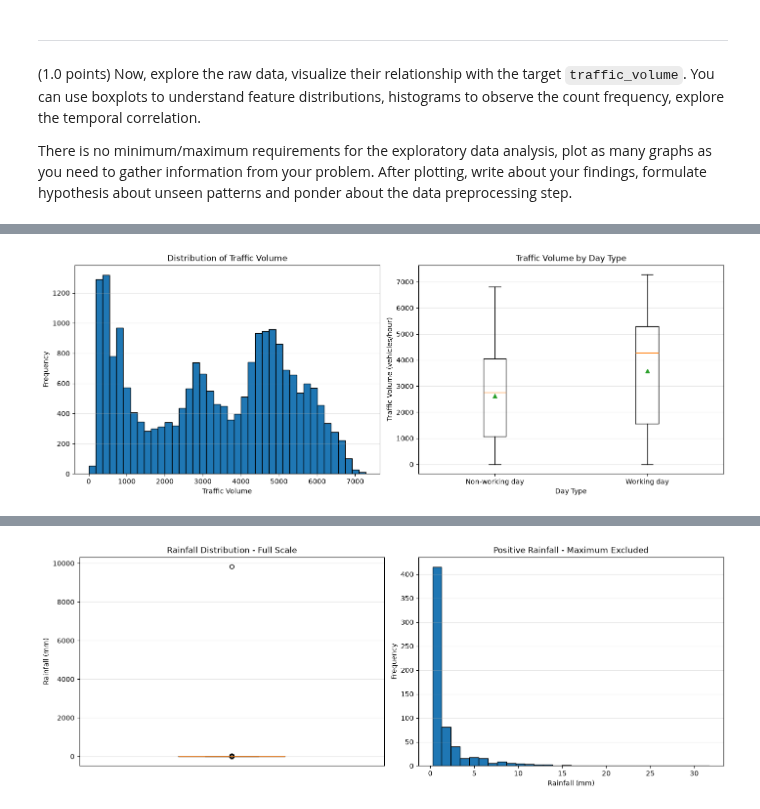
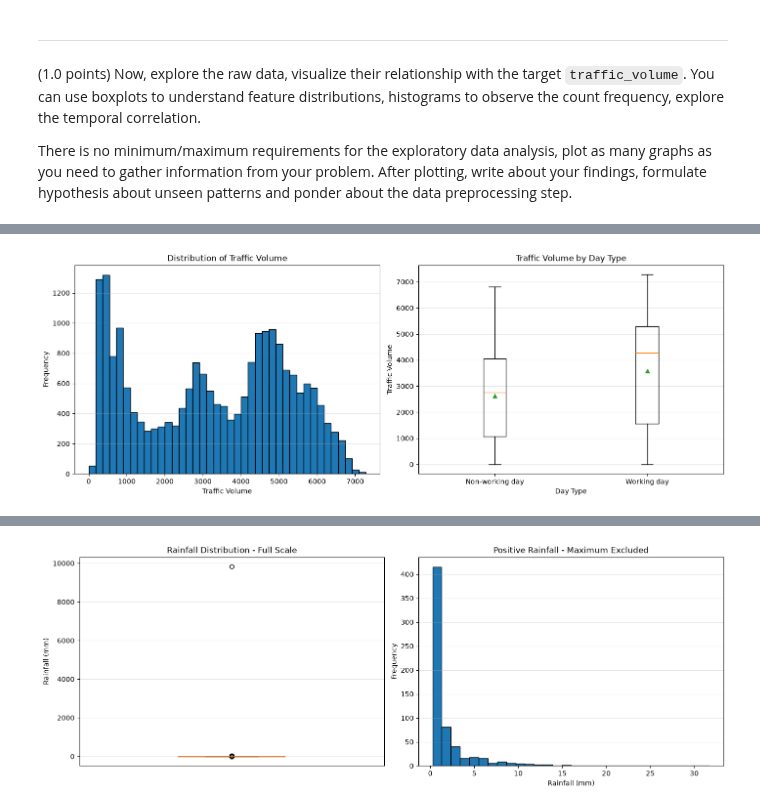
Before and after one commit to MarianaDourado/MO444-ML, a Jupyter notebook: Tarefa1/mc886_2s2026-assignment_1.ipynb, the cells around one changed output, grey strips where cells are left out. Saved outputs shown, nothing was run; the diff lists cells and outputs as text; code cells hidden in the pictures.

```diff
--- a/Tarefa1/mc886_2s2026-assignment_1.ipynb
+++ b/Tarefa1/mc886_2s2026-assignment_1.ipynb
@@ -313,24 +395,27 @@ plt.show()
 # %%
+# Visualize the distribution of traffic volume and its relationship with the working day feature
+
 fig, axes = plt.subplots(1, 2, figsize=(14, 5), constrained_layout=True)
 
 axes[0].hist(train_df["traffic_volume"], bins=40, edgecolor="black")
 axes[0].set_title("Distribution of Traffic Volume")
 axes[0].set_xlabel("Traffic Volume")
 axes[0].set_ylabel("Frequency")
 axes[0].grid(axis="y", alpha=0.3)
 
 traffic_by_day_type = [
     train_df.loc[train_df["workingday"] == 0, "traffic_volume"],
     train_df.loc[train_df["workingday"] == 1, "traffic_volume"],
 ]
+
 axes[1].boxplot(traffic_by_day_type, showmeans=True)
 axes[1].set_title("Traffic Volume by Day Type")
 axes[1].set_xlabel("Day Type")
-axes[1].set_ylabel("Traffic Volume (vehicles/hour)")
+axes[1].set_ylabel("Traffic Volume")
 axes[1].set_xticks([1, 2])
 axes[1].set_xticklabels(["Non-working day", "Working day"])
 axes[1].grid(axis="y", alpha=0.3)
 
 plt.show()
 # %% [output]
-[figure, old version]
+[figure, new version]
```
Also changed, not shown: parts of 14 cells of this notebook, 1 other file.
